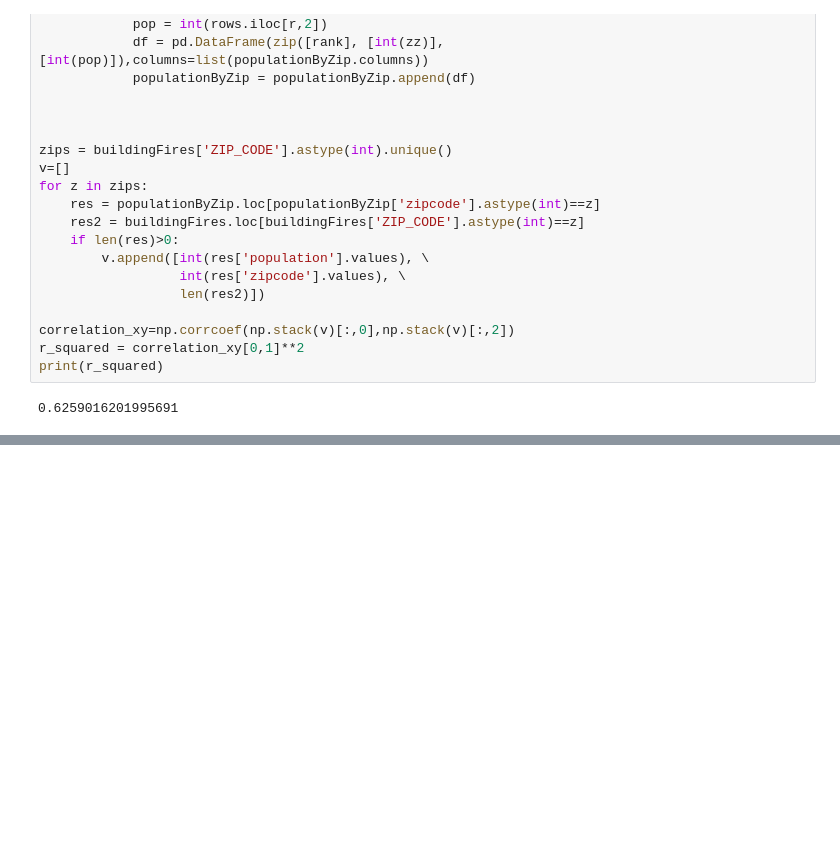
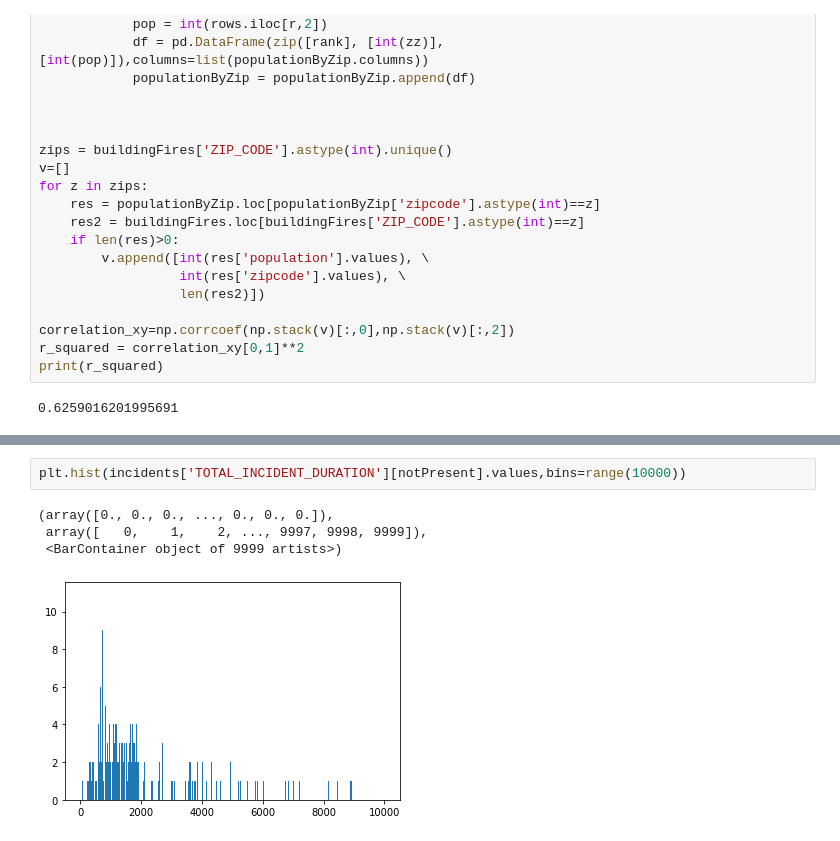
Before and after one commit to DavidTingley/tdi-challenge, a Jupyter notebook: fdny.ipynb, the cells around one changed output, grey strips where cells are left out. Cells and saved outputs as stored; diff of their text form; blank space fills up the shorter version.

```diff
--- a/fdny.ipynb
+++ b/fdny.ipynb
@@ -130,0 +142,7 @@ print(r_squared)
+# %%
+plt.hist(incidents['TOTAL_INCIDENT_DURATION'][notPresent].values,bins=range(10000))
+# %% [output]
+(array([0., 0., 0., ..., 0., 0., 0.]),
+ array([   0,    1,    2, ..., 9997, 9998, 9999]),
+ <BarContainer object of 9999 artists>)
+[figure, added]
```
Also changed, not shown: parts of 4 cells of this notebook.
